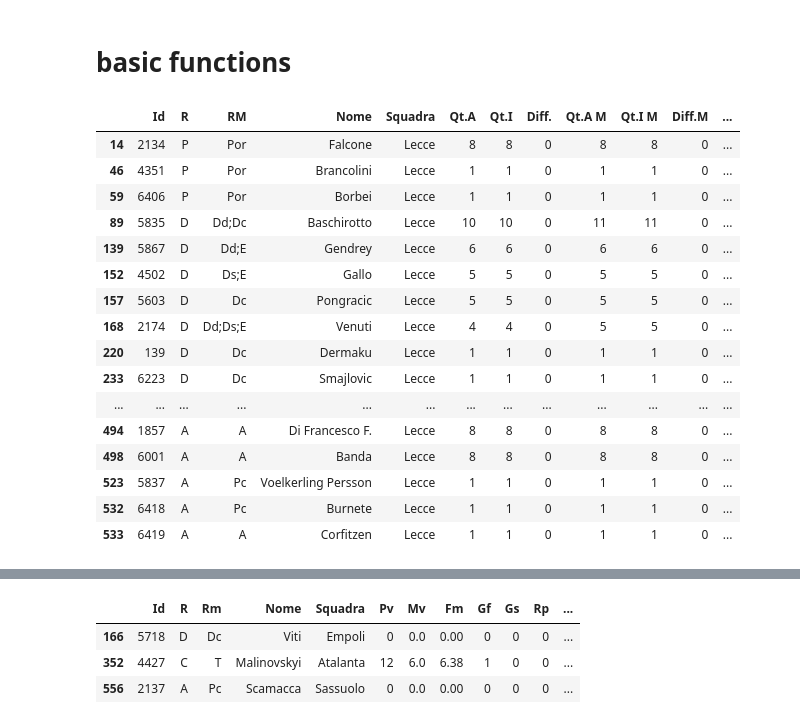
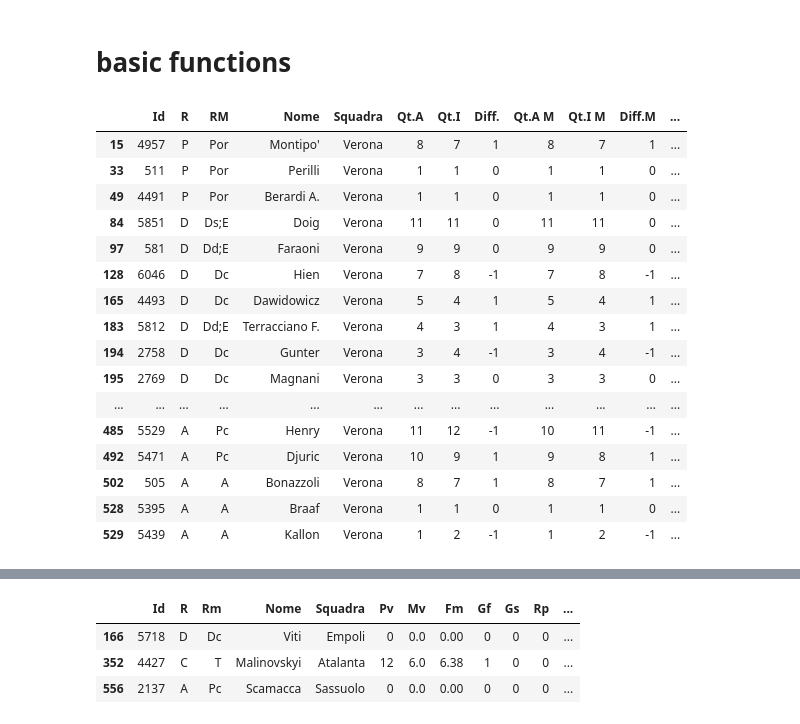
Before and after one commit to AndreaIncatasciato/fantacalcio, a Jupyter notebook: fantacalcio_analysis.ipynb, the cells around one changed output, grey strips where cells are left out. Cells and saved outputs as stored; diff of their text form; code cells hidden in the pictures.

```diff
--- a/fantacalcio_analysis.ipynb
+++ b/fantacalcio_analysis.ipynb
@@ -57,25 +60,25 @@ def extract_players_mantra_position(df: pd.DataFrame, position: str) -> pd.DataF
     return df[df["RM"].str.contains(position)]
 # %%
 # example: extract players of a team
-Filter("Squadra", "eq", "Lecce").apply_to_df(players_2324_df)
+Filter("Squadra", "eq", "Verona").apply_to_df(players_2324_df)
 # %% [output]
 |  | Id | R | RM | Nome | Squadra | Qt.A | Qt.I | Diff. | Qt.A M | Qt.I M | Diff.M | ... |
-| 14 | 2134 | P | Por | Falcone | Lecce | 8 | 8 | 0 | 8 | 8 | 0 | ... |
-| 46 | 4351 | P | Por | Brancolini | Lecce | 1 | 1 | 0 | 1 | 1 | 0 | ... |
-| 59 | 6406 | P | Por | Borbei | Lecce | 1 | 1 | 0 | 1 | 1 | 0 | ... |
-| 89 | 5835 | D | Dd;Dc | Baschirotto | Lecce | 10 | 10 | 0 | 11 | 11 | 0 | ... |
-| 139 | 5867 | D | Dd;E | Gendrey | Lecce | 6 | 6 | 0 | 6 | 6 | 0 | ... |
-| 152 | 4502 | D | Ds;E | Gallo | Lecce | 5 | 5 | 0 | 5 | 5 | 0 | ... |
-| 157 | 5603 | D | Dc | Pongracic | Lecce | 5 | 5 | 0 | 5 | 5 | 0 | ... |
-| 168 | 2174 | D | Dd;Ds;E | Venuti | Lecce | 4 | 4 | 0 | 5 | 5 | 0 | ... |
-| 220 | 139 | D | Dc | Dermaku | Lecce | 1 | 1 | 0 | 1 | 1 | 0 | ... |
-| 233 | 6223 | D | Dc | Smajlovic | Lecce | 1 | 1 | 0 | 1 | 1 | 0 | ... |
+| 15 | 4957 | P | Por | Montipo' | Verona | 8 | 7 | 1 | 8 | 7 | 1 | ... |
+| 33 | 511 | P | Por | Perilli | Verona | 1 | 1 | 0 | 1 | 1 | 0 | ... |
+| 49 | 4491 | P | Por | Berardi A. | Verona | 1 | 1 | 0 | 1 | 1 | 0 | ... |
+| 84 | 5851 | D | Ds;E | Doig | Verona | 11 | 11 | 0 | 11 | 11 | 0 | ... |
+| 97 | 581 | D | Dd;E | Faraoni | Verona | 9 | 9 | 0 | 9 | 9 | 0 | ... |
+| 128 | 6046 | D | Dc | Hien | Verona | 7 | 8 | -1 | 7 | 8 | -1 | ... |
+| 165 | 4493 | D | Dc | Dawidowicz | Verona | 5 | 4 | 1 | 5 | 4 | 1 | ... |
+| 183 | 5812 | D | Dd;E | Terracciano F. | Verona | 4 | 3 | 1 | 4 | 3 | 1 | ... |
+| 194 | 2758 | D | Dc | Gunter | Verona | 3 | 4 | -1 | 3 | 4 | -1 | ... |
+| 195 | 2769 | D | Dc | Magnani | Verona | 3 | 3 | 0 | 3 | 3 | 0 | ... |
 | ... | ... | ... | ... | ... | ... | ... | ... | ... | ... | ... | ... | ... |
-| 494 | 1857 | A | A | Di Francesco F. | Lecce | 8 | 8 | 0 | 8 | 8 | 0 | ... |
-| 498 | 6001 | A | A | Banda | Lecce | 8 | 8 | 0 | 8 | 8 | 0 | ... |
-| 523 | 5837 | A | Pc | Voelkerling Persson | Lecce | 1 | 1 | 0 | 1 | 1 | 0 | ... |
-| 532 | 6418 | A | Pc | Burnete | Lecce | 1 | 1 | 0 | 1 | 1 | 0 | ... |
-| 533 | 6419 | A | A | Corfitzen | Lecce | 1 | 1 | 0 | 1 | 1 | 0 | ... |
+| 485 | 5529 | A | Pc | Henry | Verona | 11 | 12 | -1 | 10 | 11 | -1 | ... |
+| 492 | 5471 | A | Pc | Djuric | Verona | 10 | 9 | 1 | 9 | 8 | 1 | ... |
+| 502 | 505 | A | A | Bonazzoli | Verona | 8 | 7 | 1 | 8 | 7 | 1 | ... |
+| 528 | 5395 | A | A | Braaf | Verona | 1 | 1 | 0 | 1 | 1 | 0 | ... |
+| 529 | 5439 | A | A | Kallon | Verona | 1 | 2 | -1 | 1 | 2 | -1 | ... |
 # %%
 # example on how to use a filter
 filter = Filter("Qt.A M", "geq", 15)
```
Also changed, not shown: parts of 20 cells of this notebook.
